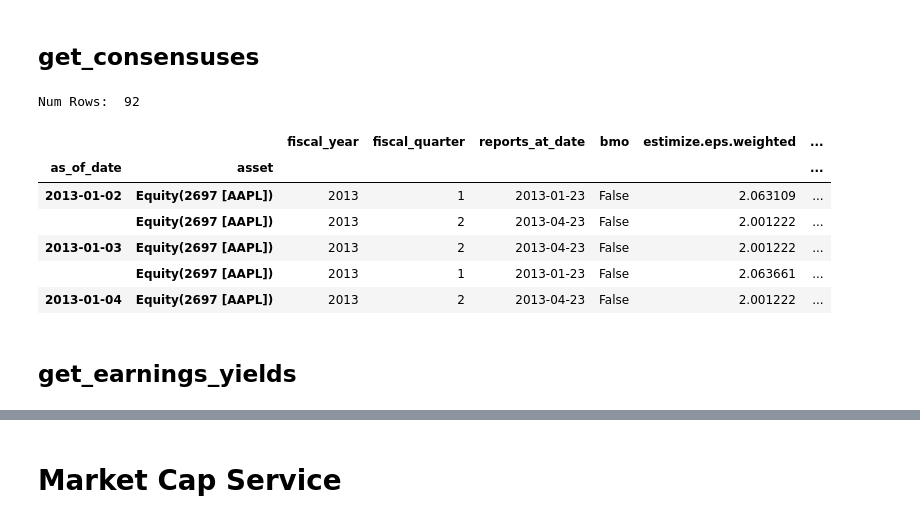
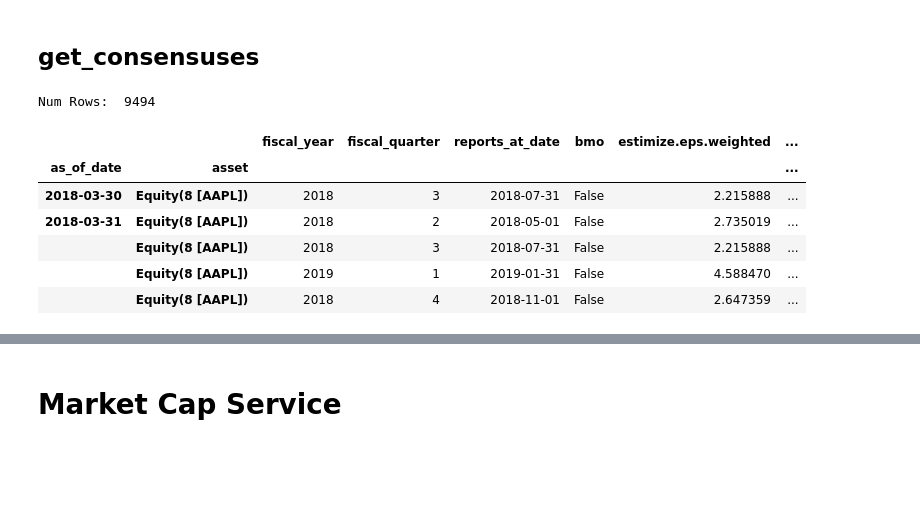
Before and after one commit to Estimize/estimize-research-py, a Jupyter notebook: notebooks/api_examples.ipynb, the cells around one changed output, grey strips where cells are left out. Saved outputs shown, nothing was run; the diff lists cells and outputs as text; code cells hidden in the pictures; blank space fills up the shorter version.

```diff
--- a/notebooks/api_examples.ipynb
+++ b/notebooks/api_examples.ipynb
@@ -106,20 +104,16 @@ estimize_consensus_service = injector.get(EstimizeConsensusService)
 # %% [markdown]
 ## get_consensuses
 # %%
-start_date = '2013-01-01'
-end_date = '2013-02-01'
 asset = asset_service.get_asset('AAPL')
-ecdf = estimize_consensus_service.get_consensuses(start_date, end_date, [asset])
+ecdf = estimize_consensus_service.get_consensuses(assets=[asset])
 print('Num Rows: ', len(ecdf))
-display(ecdf.head(5))
+display(ecdf.tail(5))
 # %% [output]
-Num Rows:  92
+Num Rows:  9494
 |  |  | fiscal_year | fiscal_quarter | reports_at_date | bmo | estimize.eps.weighted | ... |
 | as_of_date | asset |  |  |  |  |  | ... |
-| 2013-01-02 | Equity(2697 [AAPL]) | 2013 | 1 | 2013-01-23 | False | 2.063109 | ... |
-|  | Equity(2697 [AAPL]) | 2013 | 2 | 2013-04-23 | False | 2.001222 | ... |
-| 2013-01-03 | Equity(2697 [AAPL]) | 2013 | 2 | 2013-04-23 | False | 2.001222 | ... |
-|  | Equity(2697 [AAPL]) | 2013 | 1 | 2013-01-23 | False | 2.063661 | ... |
-| 2013-01-04 | Equity(2697 [AAPL]) | 2013 | 2 | 2013-04-23 | False | 2.001222 | ... |
+| 2018-03-30 | Equity(8 [AAPL]) | 2018 | 3 | 2018-07-31 | False | 2.215888 | ... |
+| 2018-03-31 | Equity(8 [AAPL]) | 2018 | 2 | 2018-05-01 | False | 2.735019 | ... |
+|  | Equity(8 [AAPL]) | 2018 | 3 | 2018-07-31 | False | 2.215888 | ... |
+|  | Equity(8 [AAPL]) | 2019 | 1 | 2019-01-31 | False | 4.588470 | ... |
+|  | Equity(8 [AAPL]) | 2018 | 4 | 2018-11-01 | False | 2.647359 | ... |
-# %% [markdown]
-## get_earnings_yields
```
Also changed, not shown: parts of 13 cells of this notebook, 6 other files.
